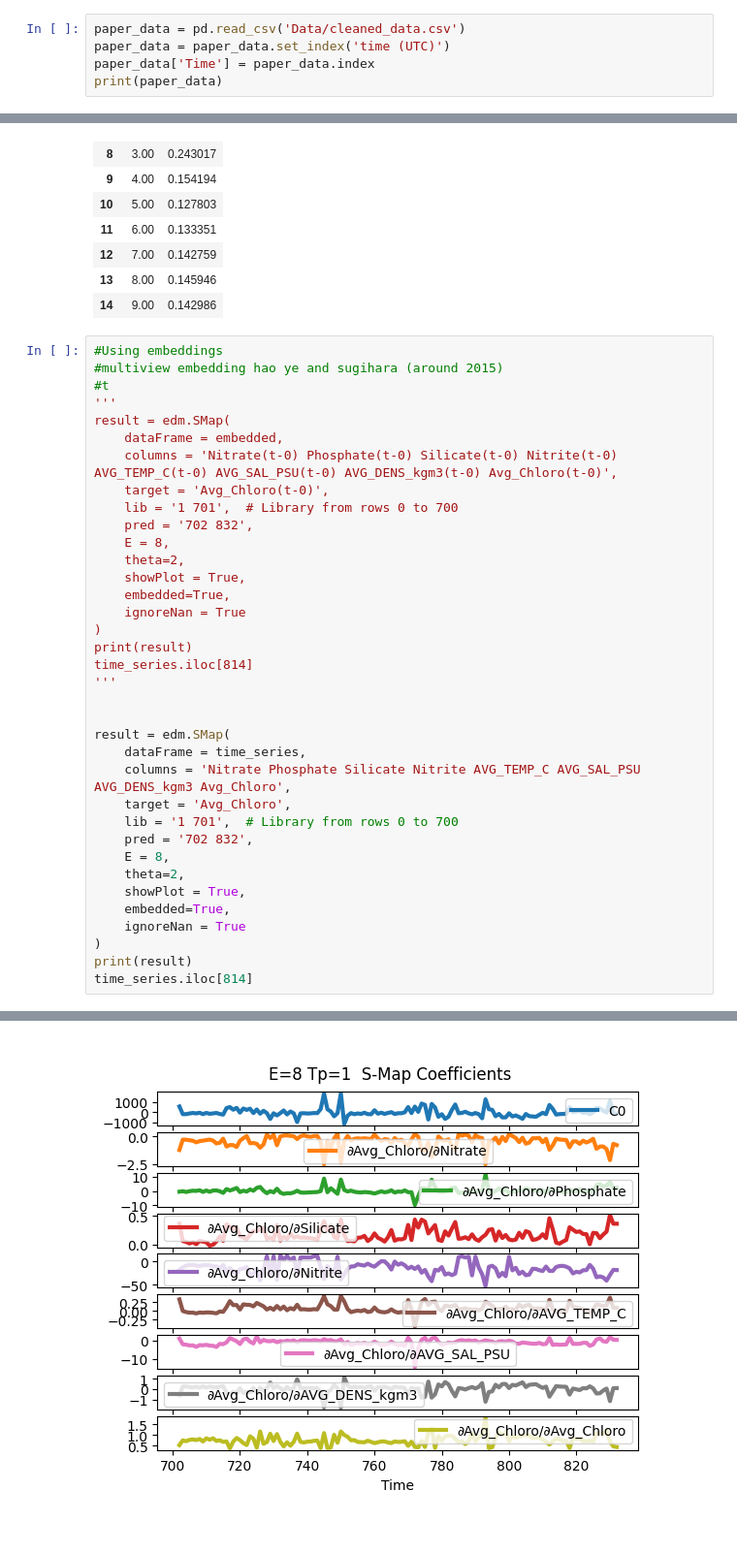
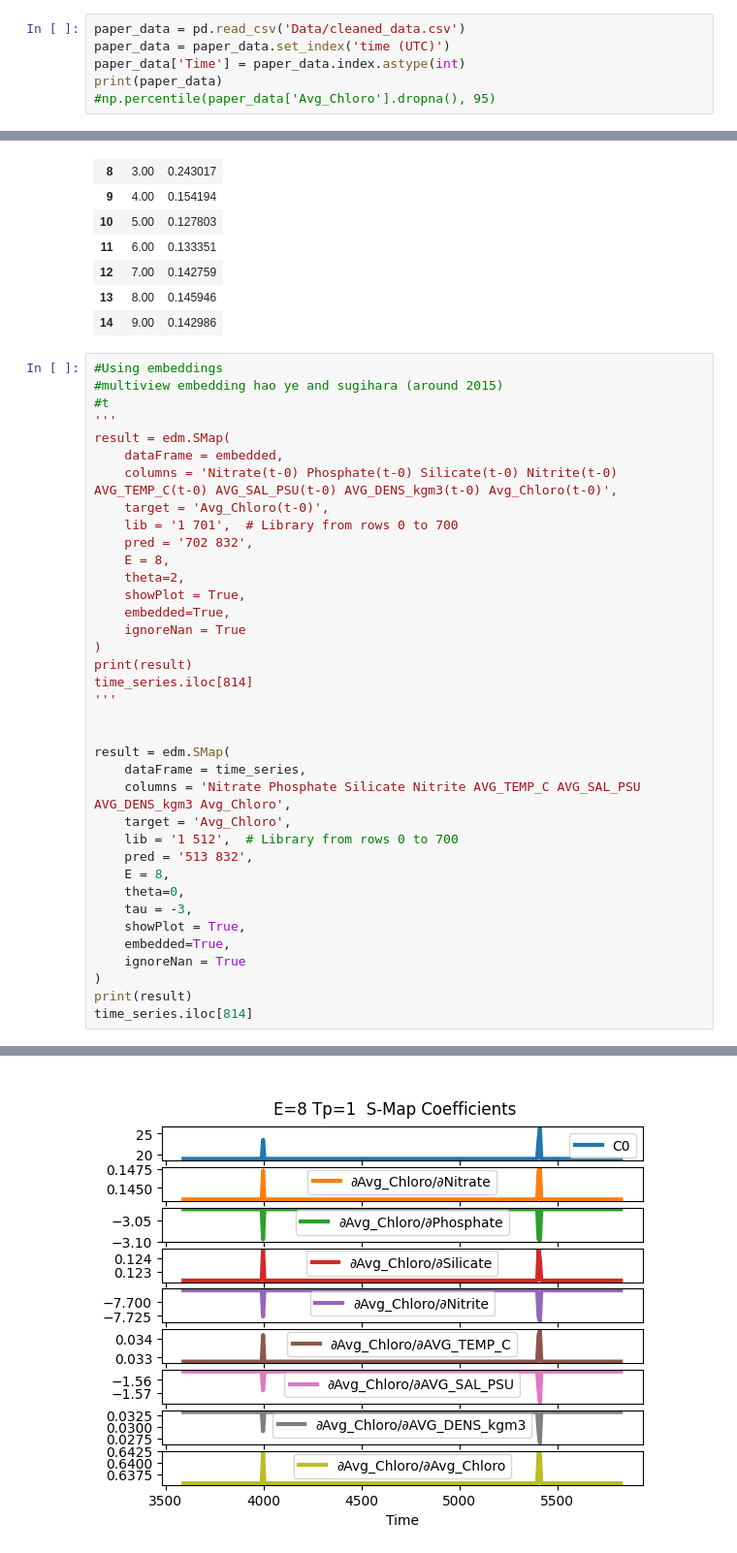
Before and after one commit to aparaselli/HAB-Prediction-Research, a Jupyter notebook: Code/EDM_modeling.ipynb, the cells around one changed output, grey strips where cells are left out. Shown at 97% size. Cells and saved outputs as stored; diff of their text form.

```diff
--- a/Code/EDM_modeling.ipynb
+++ b/Code/EDM_modeling.ipynb
@@ -45,6 +45,7 @@ def bloom_binary_prediction(obs,pred):
 # %%
 paper_data = pd.read_csv('Data/cleaned_data.csv')
 paper_data = paper_data.set_index('time (UTC)')
-paper_data['Time'] = paper_data.index
+paper_data['Time'] = paper_data.index.astype(int)
 print(paper_data)
+#np.percentile(paper_data['Avg_Chloro'].dropna(), 95)
 # %% [output]
@@ -182,10 +184,11 @@ result = edm.SMap(
     dataFrame = time_series,
     columns = 'Nitrate Phosphate Silicate Nitrite AVG_TEMP_C AVG_SAL_PSU AVG_DENS_kgm3 Avg_Chloro',
     target = 'Avg_Chloro',
-    lib = '1 701',  # Library from rows 0 to 700
-    pred = '702 832',
+    lib = '1 512',  # Library from rows 0 to 700
+    pred = '513 832',
     E = 8,
-    theta=2,
+    theta=0,
+    tau = -3,
     showPlot = True,
     embedded=True,
     ignoreNan = True
@@ -197 +200 @@ time_series.iloc[814]
-[figure, old version]
+[figure, new version]
```
Also changed, not shown: parts of 12 cells of this notebook, 2 other files.
